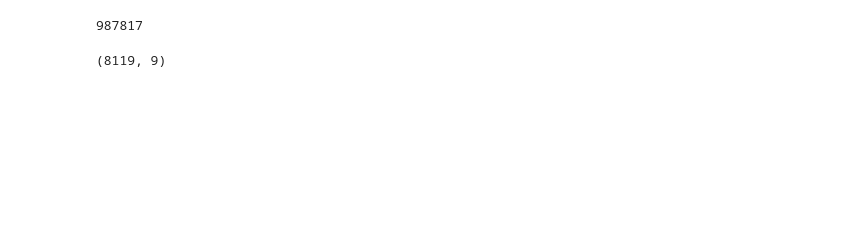
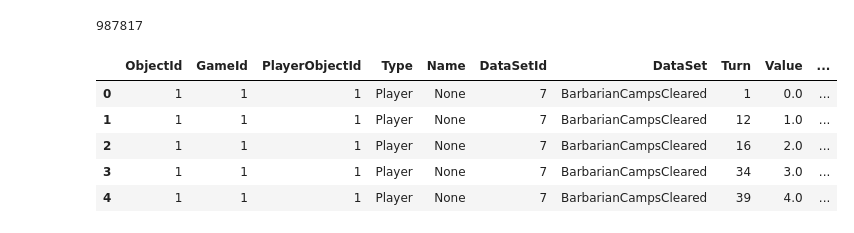
Before and after one commit to astaileyyoung/Civ6HOFParser, a Jupyter notebook: notebook.ipynb, the cells around one changed output. Drawn from its saved outputs; the diff is of its cells as text; code cells hidden in the pictures; blank space fills up the shorter version.

```diff
--- a/notebook.ipynb
+++ b/notebook.ipynb
@@ -129,7 +121,14 @@ total.head()
 total.to_sql('yields', conn, if_exists='replace')
 # %% [output]
 987817
-# %%
-df.shape
-# %% [output]
-(8119, 9)
+# %%
+df = pd.read_sql_query('SELECT * FROM Yields', conn)
+# df = df.rename({'Civilization': 'CivilizationName', 'Leader': 'LeaderName', 'Turn': 'X', 'Value': 'Y'}, axis=1)
+df.head()
+# %% [output]
+|  | ObjectId | GameId | PlayerObjectId | Type | Name | DataSetId | DataSet | Turn | Value | ... |
+| 0 | 1 | 1 | 1 | Player | None | 7 | BarbarianCampsCleared | 1 | 0.0 | ... |
+| 1 | 1 | 1 | 1 | Player | None | 7 | BarbarianCampsCleared | 12 | 1.0 | ... |
+| 2 | 1 | 1 | 1 | Player | None | 7 | BarbarianCampsCleared | 16 | 2.0 | ... |
+| 3 | 1 | 1 | 1 | Player | None | 7 | BarbarianCampsCleared | 34 | 3.0 | ... |
+| 4 | 1 | 1 | 1 | Player | None | 7 | BarbarianCampsCleared | 39 | 4.0 | ... |
```
Also changed, not shown: parts of 14 cells of this notebook.
